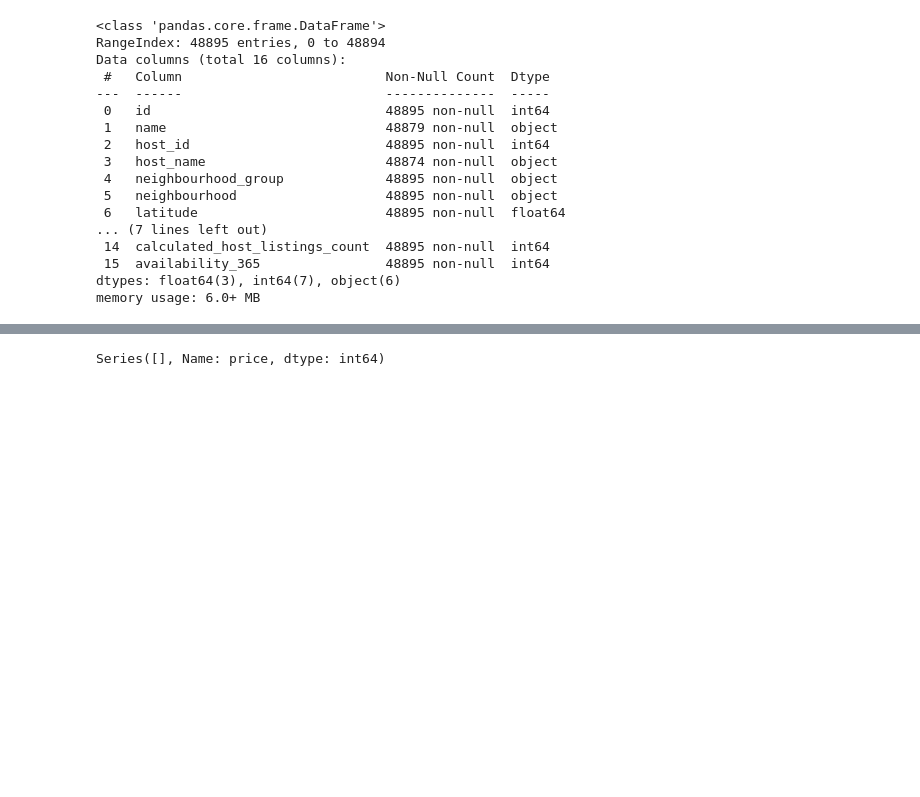
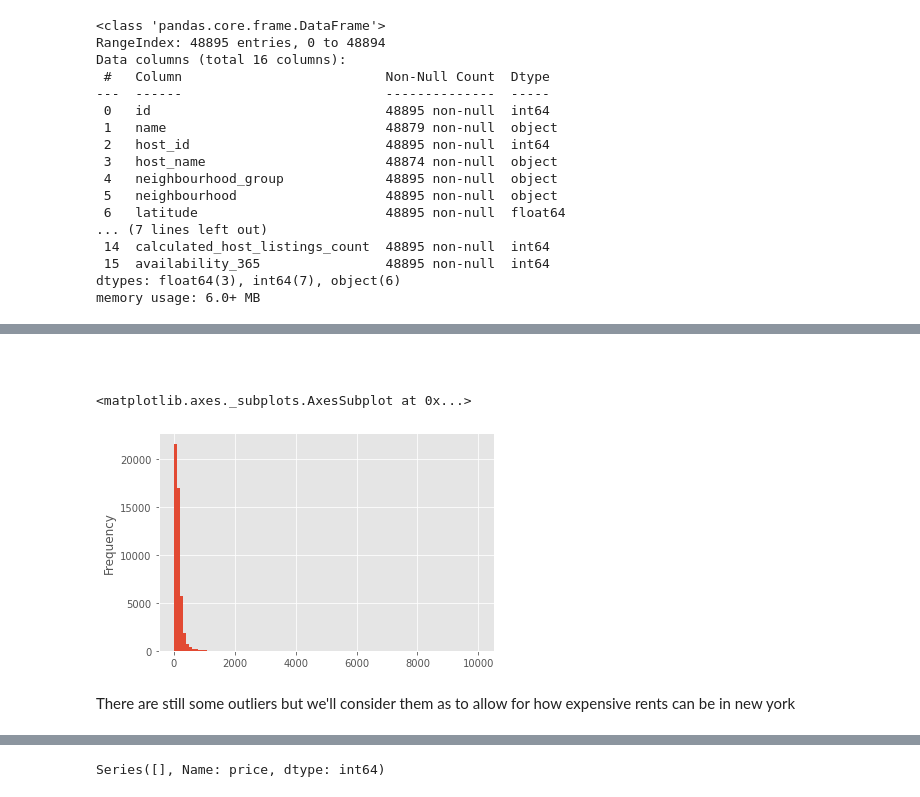
Before and after one commit to KChittaranjan/airbnb-data-analysis, a Jupyter notebook: AirBnB_Capstone_Project_Chittaranjan.ipynb, the cells around one changed output, grey strips where cells are left out. Cells and saved outputs as stored; diff of their text form; code cells hidden in the pictures; blank space fills up the shorter version.

```diff
--- a/AirBnB_Capstone_Project_Chittaranjan.ipynb
+++ b/AirBnB_Capstone_Project_Chittaranjan.ipynb
@@ -139,0 +175,10 @@ Number of reviews can be like this
+# %% [markdown]
+#
+# %%
+#distribution of new values of new values
+df['price'].plot.hist(bins=100)
+# %% [output]
+<matplotlib.axes._subplots.AxesSubplot at 0x...>
+[figure, added]
+# %% [markdown]
+There are still some outliers but we'll consider them as to allow for how expensive rents can be in new york
```
Also changed, not shown: parts of 103 cells of this notebook.
